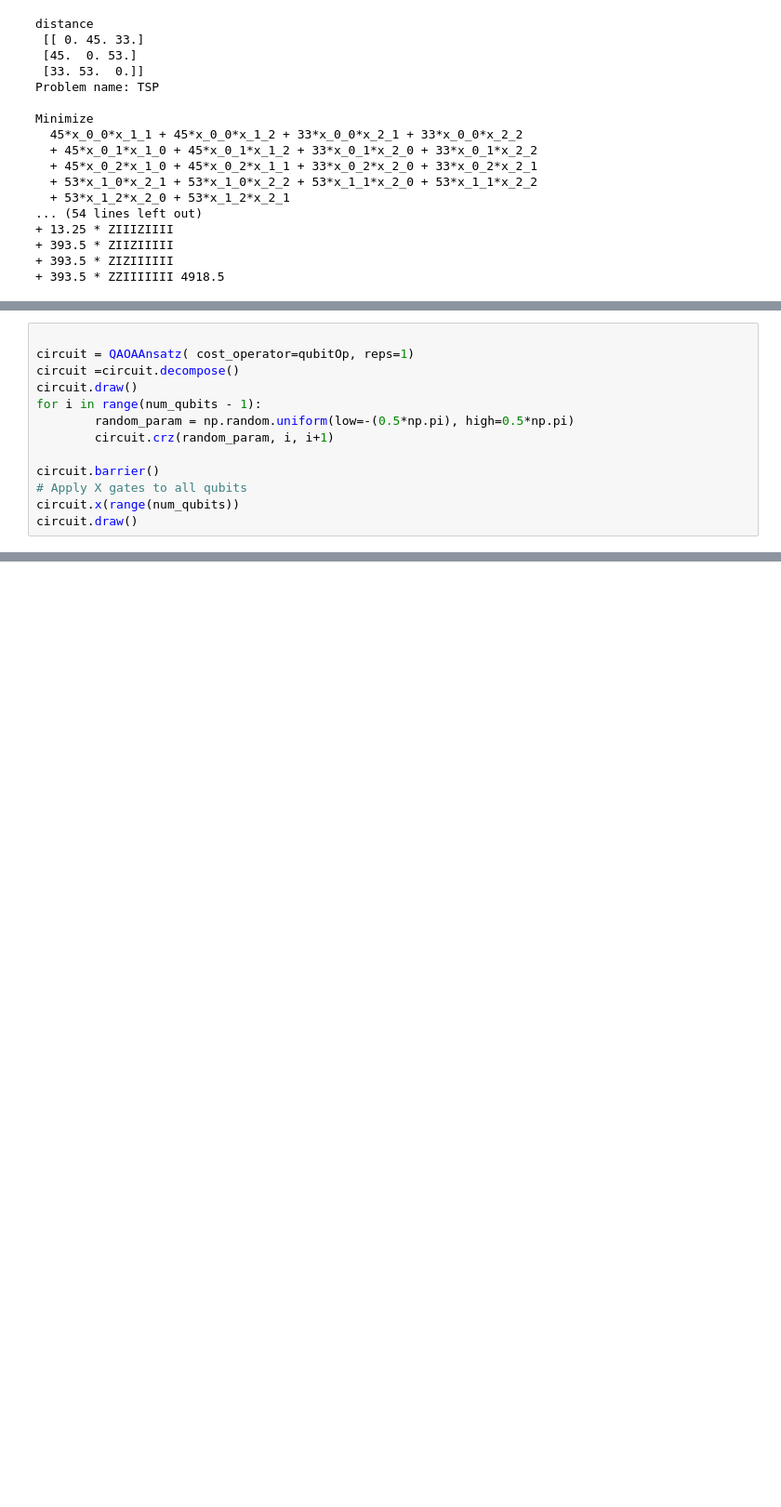
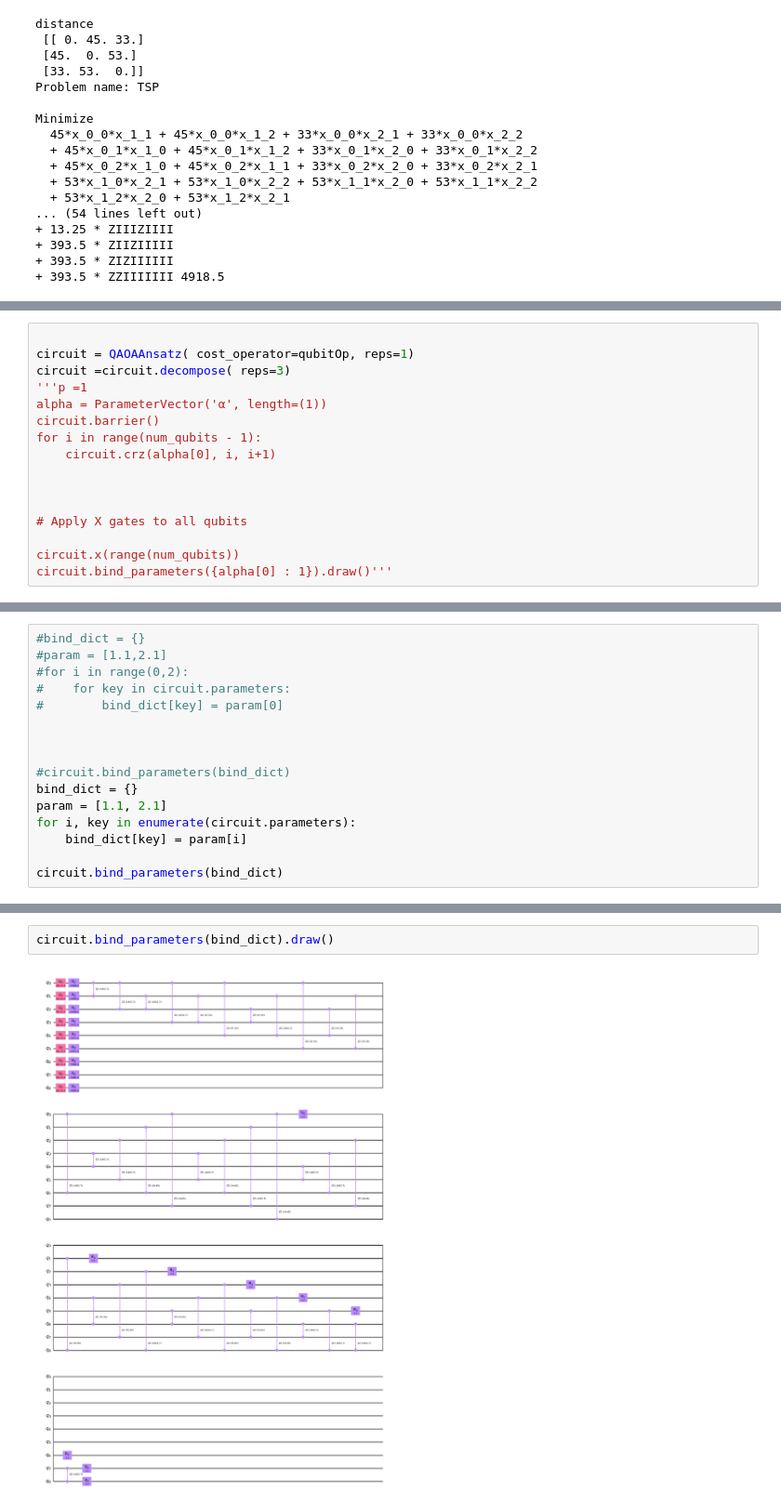
Before and after one commit to nks676/QOSFBatch6, a Jupyter notebook: QAOA Ansatz.ipynb, the cells around one changed output, grey strips where cells are left out. Shown: that part at 93% size. Cells and saved outputs as stored; diff of their text form; blank space fills up the shorter version.

```diff
--- a/QAOA Ansatz.ipynb
+++ b/QAOA Ansatz.ipynb
@@ -234,14 +95,17 @@ import numpy as np
 # %%
 
 circuit = QAOAAnsatz( cost_operator=qubitOp, reps=1)
-circuit =circuit.decompose()
-circuit.draw()
+circuit =circuit.decompose( reps=3)
+'''p =1
+alpha = ParameterVector('α', length=(1))
+circuit.barrier()
 for i in range(num_qubits - 1):
-        random_param = np.random.uniform(low=-(0.5*np.pi), high=0.5*np.pi)
-        circuit.crz(random_param, i, i+1)
+    circuit.crz(alpha[0], i, i+1)
 
-circuit.barrier()
+
+
 # Apply X gates to all qubits
+
 circuit.x(range(num_qubits))
-circuit.draw()
+circuit.bind_parameters({alpha[0] : 1}).draw()'''
 # %% [output]
@@ -248,0 +117,16 @@ circuit.draw()
+# %%
+#bind_dict = {}
+#param = [1.1,2.1]
+#for i in range(0,2):
+#    for key in circuit.parameters:
+#        bind_dict[key] = param[0]
+
+
+
+#circuit.bind_parameters(bind_dict)
+bind_dict = {}
+param = [1.1, 2.1]
+for i, key in enumerate(circuit.parameters):
+    bind_dict[key] = param[i]
+
+circuit.bind_parameters(bind_dict)
@@ -248,0 +135,4 @@ circuit.draw()
+# %%
+circuit.bind_parameters(bind_dict).draw()
+# %% [output]
+[figure, added]
```
Also changed, not shown: parts of 20 cells of this notebook.
